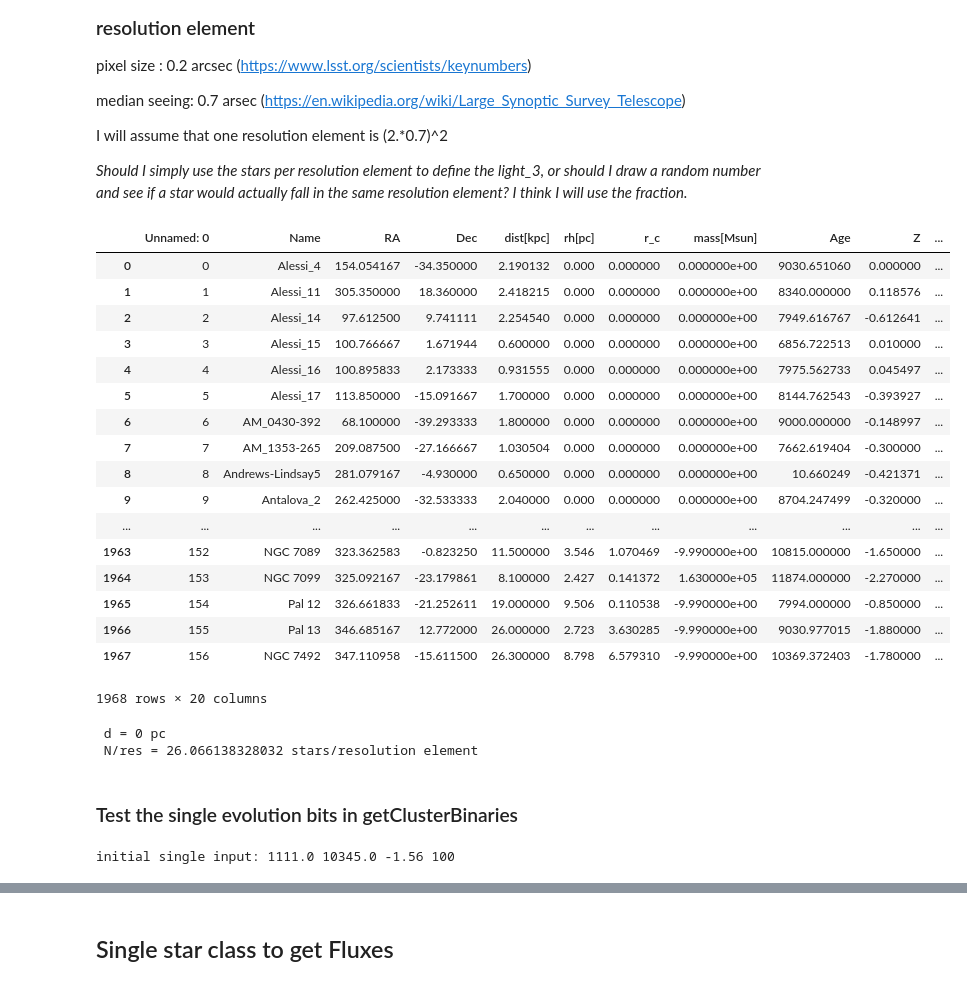
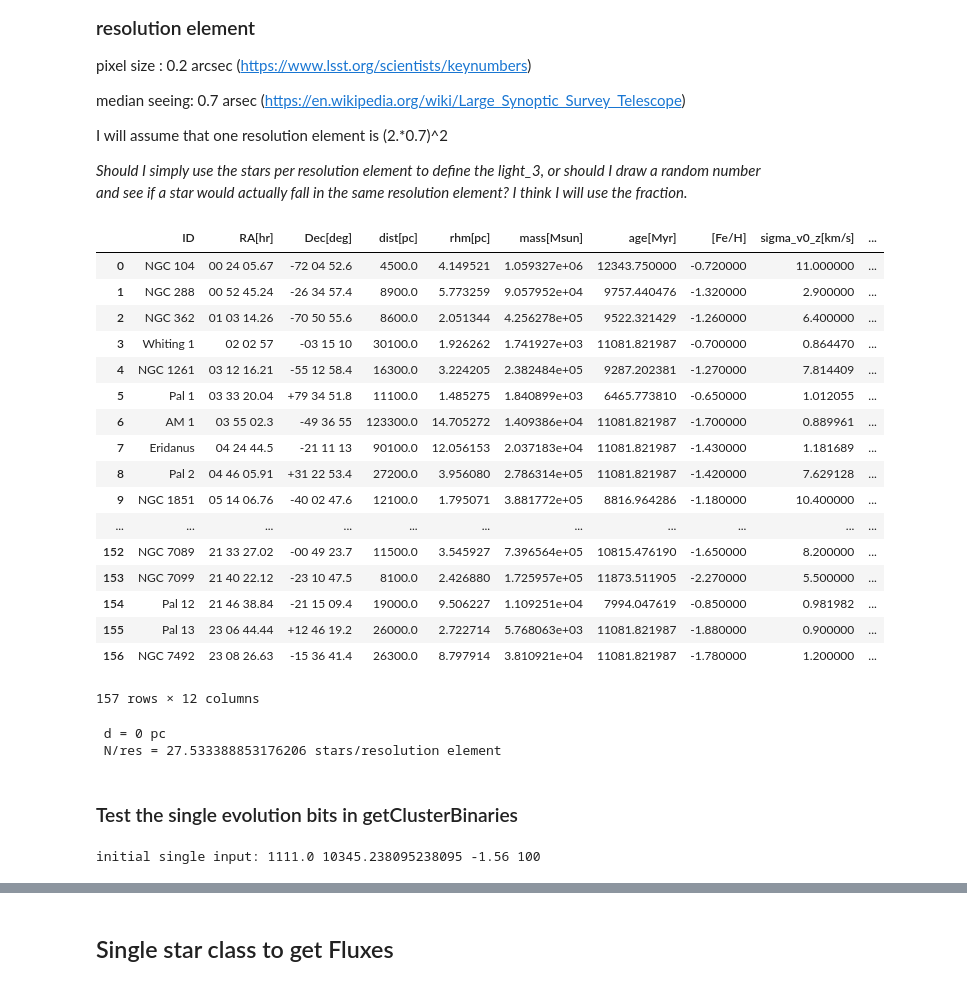
Before and after one commit to ageller/EB-LSST, a Jupyter notebook: testing/crowding/testCrowdingCluster.ipynb, the cells around one changed output, grey strips where cells are left out. Saved outputs shown, nothing was run; the diff lists cells and outputs as text; code cells hidden in the pictures.

```diff
--- a/testing/crowding/testCrowdingCluster.ipynb
+++ b/testing/crowding/testCrowdingCluster.ipynb
@@ -83,25 +83,26 @@ seeing = 0.7 #arcsec
 resEl = (2.*seeing/60.)**2. #arcmin^2
 # %%
 #lets use M10 as an example to test
-clusterDF = pd.read_csv("/Users/ageller/WORK/LSST/onGitHub/EBLSST/code/all_clusters.csv").fillna(0.)
-clusterDF
+GCDF = pd.read_csv("/Users/ageller/WORK/LSST/onGitHub/EBLSST/input/clusters/GCdataForEBLSST.csv").fillna(0.)
+OCDF = pd.read_csv("/Users/ageller/WORK/LSST/onGitHub/EBLSST/input/clusters/OCdataForEBLSST.csv").fillna(0.)
+GCDF
 # %% [output]
-|  | Unnamed: 0 | Name | RA | Dec | dist[kpc] | rh[pc] | r_c | mass[Msun] | Age | Z | ... |
-| 0 | 0 | Alessi_4 | 154.054167 | -34.350000 | 2.190132 | 0.000 | 0.000000 | 0.000000e+00 | 9030.651060 | 0.000000 | ... |
-| 1 | 1 | Alessi_11 | 305.350000 | 18.360000 | 2.418215 | 0.000 | 0.000000 | 0.000000e+00 | 8340.000000 | 0.118576 | ... |
-| 2 | 2 | Alessi_14 | 97.612500 | 9.741111 | 2.254540 | 0.000 | 0.000000 | 0.000000e+00 | 7949.616767 | -0.612641 | ... |
-| 3 | 3 | Alessi_15 | 100.766667 | 1.671944 | 0.600000 | 0.000 | 0.000000 | 0.000000e+00 | 6856.722513 | 0.010000 | ... |
-| 4 | 4 | Alessi_16 | 100.895833 | 2.173333 | 0.931555 | 0.000 | 0.000000 | 0.000000e+00 | 7975.562733 | 0.045497 | ... |
-| 5 | 5 | Alessi_17 | 113.850000 | -15.091667 | 1.700000 | 0.000 | 0.000000 | 0.000000e+00 | 8144.762543 | -0.393927 | ... |
-| 6 | 6 | AM_0430-392 | 68.100000 | -39.293333 | 1.800000 | 0.000 | 0.000000 | 0.000000e+00 | 9000.000000 | -0.148997 | ... |
-| 7 | 7 | AM_1353-265 | 209.087500 | -27.166667 | 1.030504 | 0.000 | 0.000000 | 0.000000e+00 | 7662.619404 | -0.300000 | ... |
-| 8 | 8 | Andrews-Lindsay5 | 281.079167 | -4.930000 | 0.650000 | 0.000 | 0.000000 | 0.000000e+00 | 10.660249 | -0.421371 | ... |
-| 9 | 9 | Antalova_2 | 262.425000 | -32.533333 | 2.040000 | 0.000 | 0.000000 | 0.000000e+00 | 8704.247499 | -0.320000 | ... |
-| ... | ... | ... | ... | ... | ... | ... | ... | ... | ... | ... | ... |
-| 1963 | 152 | NGC 7089 | 323.362583 | -0.823250 | 11.500000 | 3.546 | 1.070469 | -9.990000e+00 | 10815.000000 | -1.650000 | ... |
-| 1964 | 153 | NGC 7099 | 325.092167 | -23.179861 | 8.100000 | 2.427 | 0.141372 | 1.630000e+05 | 11874.000000 | -2.270000 | ... |
-| 1965 | 154 | Pal 12 | 326.661833 | -21.252611 | 19.000000 | 9.506 | 0.110538 | -9.990000e+00 | 7994.000000 | -0.850000 | ... |
-| 1966 | 155 | Pal 13 | 346.685167 | 12.772000 | 26.000000 | 2.723 | 3.630285 | -9.990000e+00 | 9030.977015 | -1.880000 | ... |
-| 1967 | 156 | NGC 7492 | 347.110958 | -15.611500 | 26.300000 | 8.798 | 6.579310 | -9.990000e+00 | 10369.372403 | -1.780000 | ... |
+|  | ID | RA[hr] | Dec[deg] | dist[pc] | rhm[pc] | mass[Msun] | age[Myr] | [Fe/H] | sigma_v0_z[km/s] | ... |
+| 0 | NGC 104 | 00 24 05.67 | -72 04 52.6 | 4500.0 | 4.149521 | 1.059327e+06 | 12343.750000 | -0.720000 | 11.000000 | ... |
+| 1 | NGC 288 | 00 52 45.24 | -26 34 57.4 | 8900.0 | 5.773259 | 9.057952e+04 | 9757.440476 | -1.320000 | 2.900000 | ... |
+| 2 | NGC 362 | 01 03 14.26 | -70 50 55.6 | 8600.0 | 2.051344 | 4.256278e+05 | 9522.321429 | -1.260000 | 6.400000 | ... |
+| 3 | Whiting 1 | 02 02 57 | -03 15 10 | 30100.0 | 1.926262 | 1.741927e+03 | 11081.821987 | -0.700000 | 0.864470 | ... |
+| 4 | NGC 1261 | 03 12 16.21 | -55 12 58.4 | 16300.0 | 3.224205 | 2.382484e+05 | 9287.202381 | -1.270000 | 7.814409 | ... |
+| 5 | Pal 1 | 03 33 20.04 | +79 34 51.8 | 11100.0 | 1.485275 | 1.840899e+03 | 6465.773810 | -0.650000 | 1.012055 | ... |
+| 6 | AM 1 | 03 55 02.3 | -49 36 55 | 123300.0 | 14.705272 | 1.409386e+04 | 11081.821987 | -1.700000 | 0.889961 | ... |
+| 7 | Eridanus | 04 24 44.5 | -21 11 13 | 90100.0 | 12.056153 | 2.037183e+04 | 11081.821987 | -1.430000 | 1.181689 | ... |
+| 8 | Pal 2 | 04 46 05.91 | +31 22 53.4 | 27200.0 | 3.956080 | 2.786314e+05 | 11081.821987 | -1.420000 | 7.629128 | ... |
+| 9 | NGC 1851 | 05 14 06.76 | -40 02 47.6 | 12100.0 | 1.795071 | 3.881772e+05 | 8816.964286 | -1.180000 | 10.400000 | ... |
+| ... | ... | ... | ... | ... | ... | ... | ... | ... | ... | ... |
+| 152 | NGC 7089 | 21 33 27.02 | -00 49 23.7 | 11500.0 | 3.545927 | 7.396564e+05 | 10815.476190 | -1.650000 | 8.200000 | ... |
+| 153 | NGC 7099 | 21 40 22.12 | -23 10 47.5 | 8100.0 | 2.426880 | 1.725957e+05 | 11873.511905 | -2.270000 | 5.500000 | ... |
+| 154 | Pal 12 | 21 46 38.84 | -21 15 09.4 | 19000.0 | 9.506227 | 1.109251e+04 | 7994.047619 | -0.850000 | 0.981982 | ... |
+| 155 | Pal 13 | 23 06 44.44 | +12 46 19.2 | 26000.0 | 2.722714 | 5.768063e+03 | 11081.821987 | -1.880000 | 0.900000 | ... |
+| 156 | NGC 7492 | 23 08 26.63 | -15 36 41.4 | 26300.0 | 8.797914 | 3.810921e+04 | 11081.821987 | -1.780000 | 1.200000 | ... |
-1968 rows × 20 columns
+157 rows × 12 columns
 # %%
@@ -135,7 +136,7 @@ def getStarsPerResEl(rh, mass, dist, d2D=None):
     numberDensity = massDensity/meanMass
 
     #convert the denominator to arcmin^2
-    angle = np.arctan2(1., dist*1000.)*180./np.pi*60. #arcmin/pc
+    angle = np.arctan2(1., dist)*180./np.pi*60. #arcmin/pc
     surfaceDensity = numberDensity/angle**2.
 
     #stars/resolution element
@@ -144,27 +145,27 @@ def getStarsPerResEl(rh, mass, dist, d2D=None):
     #print(f' r = {r} pc \n dist = {dist} kpc \n angle = {angle} arcmin \n MSigmapc = {massDensity} Msun/pc^2 \n NSigmapc = {numberDensity} stars/pc^2 \n NSigma = {surfaceDensity} stars/arcmin^2 \n N/res = {starsPerResEl} stars/resolution element')
     return starsPerResEl, d2D
 
-rh = field['rh[pc]'].values[0]
+rh = field['rhm[pc]'].values[0]
 mass = field['mass[Msun]'].values[0]
-dist = field['dist[kpc]'].values[0]
+dist = field['dist[pc]'].values[0]
 starsPerResEl, d = getStarsPerResEl(rh, mass, dist, d2D=0)
 print(f' d = {d} pc \n N/res = {starsPerResEl} stars/resolution element')
 # %% [output]
  d = 0 pc
- N/res = 26.066138328032 stars/resolution element
+ N/res = 27.533388853176206 stars/resolution element
 # %% [markdown]
 ### Test the single evolution bits in getClusterBinaries
 # %%
-sampler = getClusterBinaries(field['Age'].values[0],
-                             field['Z'].values[0],
-                             field['sigma_v[km/s]'].values[0],
+sampler = getClusterBinaries(field['age[Myr]'].values[0],
+                             field['[Fe/H]'].values[0],
+                             field['sigma_v0_z[km/s]'].values[0],
                              100)
 sampler.random_seed = 1111.
-sampler.dist = dist
+sampler.dist = dist/1000.
 sampler.Nsing = 100
 sampler.Initial_Single_Sample()
 # %% [output]
-initial single input: 1111.0 10345.0 -1.56 100
+initial single input: 1111.0 10345.238095238095 -1.56 100
 # %%
 sampler.EvolveSingles()
 sampler.SinglesEvolved
```
Also changed, not shown: parts of 13 cells of this notebook, 7 other files.
